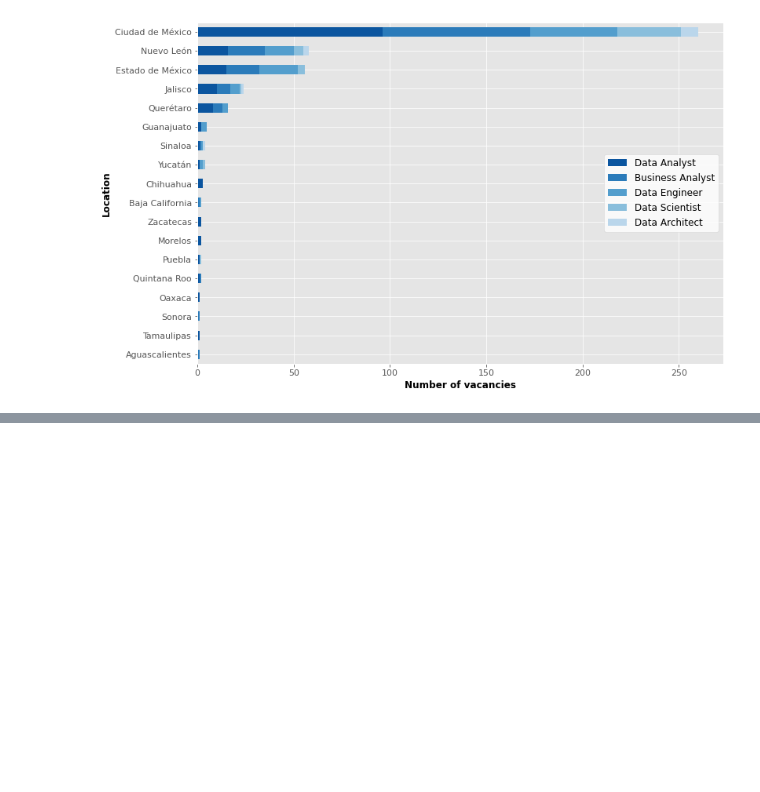
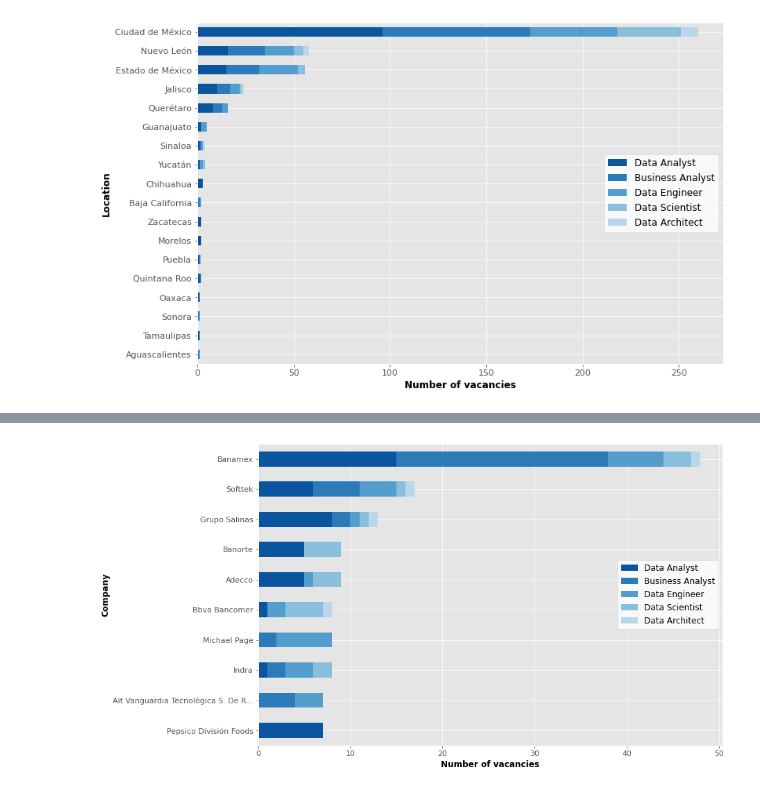
Before and after one commit to DanielEduardoLopez/DataJobsMX2022, a Jupyter notebook: 3-DataAnalysisViz.ipynb, the cells around one changed output, grey strips where cells are left out. Drawn from its saved outputs; the diff is of its cells as text; code cells hidden in the pictures; blank space fills up the shorter version.

Commit message:
Added Company Analysis

```diff
--- a/3-DataAnalysisViz.ipynb
+++ b/3-DataAnalysisViz.ipynb
@@ -294,0 +395,6 @@ ___
+# %%
+# Pivot table by company
+company_df = pd.pivot_table(data = df, index = 'Company', columns = 'Job', values = 'Location', aggfunc = 'count').fillna(0).reset_index()
+company_df['Total'] = company_df['Business Analyst'] + company_df['Data Analyst'] + company_df['Data Architect'] + company_df['Data Engineer'] + company_df['Data Scientist']
+company_df = company_df.sort_values('Total', ascending = False)
+company_df.head()
@@ -294,0 +408,14 @@ ___
+# %%
+# Top 10 Companies Demanding Data Jobs
+company_df[:10].sort_values('Total', ascending = True).set_index('Company').drop(columns = 'Total').plot.barh(stacked=True,
+                                                     y = ['Data Analyst',	'Business Analyst',	'Data Engineer','Data Scientist', 'Data Architect'],
+                                                     color=sns.color_palette('Blues_r'),
+                                                     figsize=(12, 8) )
+plt.legend(facecolor = 'white', loc = 'center right', fontsize = 12)
+plt.xlabel('Number of vacancies', weight = 'bold', fontsize = 12, color = 'black')
+plt.ylabel('Company', weight = 'bold', fontsize = 12, color = 'black')
+plt.xticks(fontsize = 11)
+plt.yticks(fontsize = 11)
+plt.show()
+# %% [output]
+[figure, added]
```
Also changed, not shown: parts of 21 cells of this notebook.
